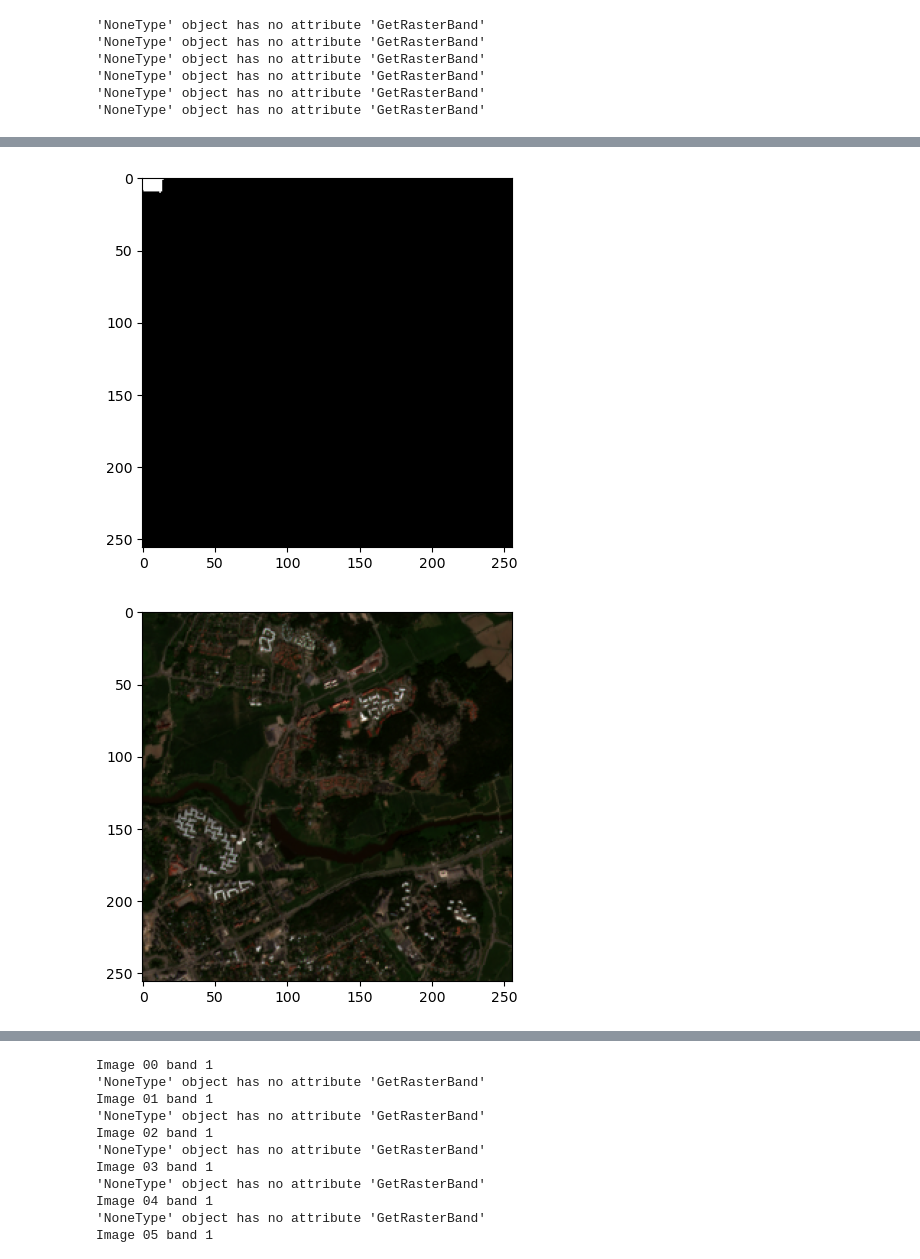
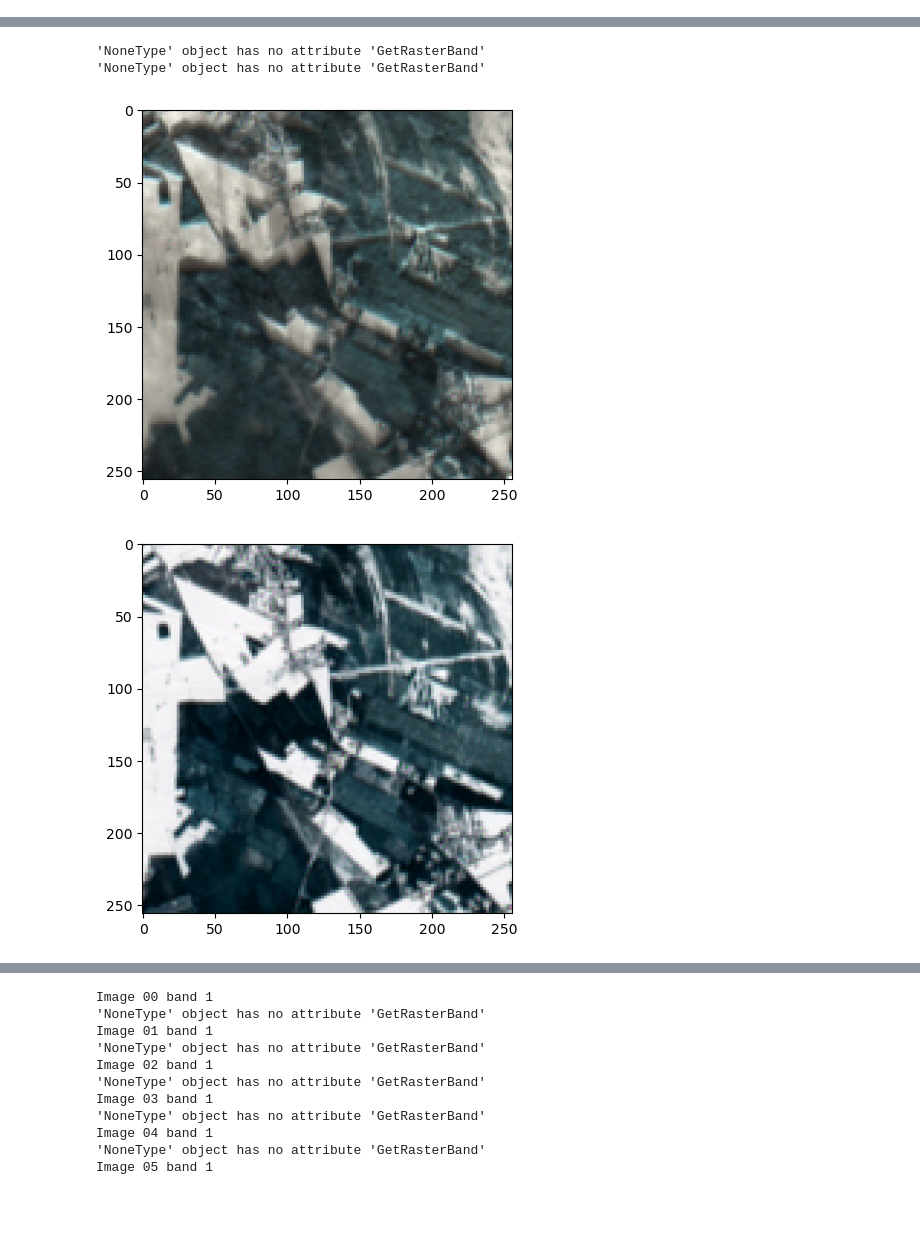
Before and after one commit to TeamEpochGithub/forestbiomass, a Jupyter notebook: analysis/exploratory_data_analysis/segmentation.ipynb, the cells around one changed output, grey strips where cells are left out. Saved outputs shown, nothing was run; the diff lists cells and outputs as text; code cells hidden in the pictures; blank space fills up the shorter version.

```diff
--- a/analysis/exploratory_data_analysis/segmentation.ipynb
+++ b/analysis/exploratory_data_analysis/segmentation.ipynb
@@ -10,8 +10,8 @@ import numpy as np
 from osgeo import gdal, ogr # https://opensourceoptions.com/blog/how-to-install-gdal-for-python-with-pip-on-windows/
 import itertools
 # %%
-train_data_path = osp.abspath(osp.join(osp.realpath('__file__') ,"../../../data/train_features"))
-train_label_path = osp.abspath(osp.join(osp.realpath('__file__') ,"../../../data/train_agbm"))
+train_data_path = osp.abspath(osp.join(osp.realpath('__file__') ,"../../../data/imgs/train_features"))
+train_label_path = osp.abspath(osp.join(osp.realpath('__file__') ,"../../../data/imgs/train_agbm"))
 # %%
 def get_data_from_path(path):
     img_path = osp.join(train_data_path, path)
@@ -41,7 +37,7 @@ for i in range(0, 12):
         if len(num) == 1:
             num = "0" + num
 
-        path = f"000aa810_S2_{num}.tif" # 0a3d8f03_S2_00.tif
+        path = f"36a8ed58_S2_{num}.tif" # 0a3d8f03_S2_00.tif
 
         img_path = osp.join(train_data_path, path)
         dataset = gdal.Open(img_path)
@@ -64,8 +60,16 @@ for i in range(0, 12):
         b1 = b1 * (1 / b1.max())
         b2 = b2 * (1 / b2.max())
         b3 = b3 * (1 / b3.max())
+        b4 = b4 * (1 / b4.max())
+        b5 = b5 * (1 / b5.max())
+        b6 = b6 * (1 / b6.max())
+        b7 = b7 * (1 / b7.max())
+        b8 = b8 * (1 / b8.max())
+        b9 = b9 * (1 / b9.max())
+        b10 = b10 * (1 / b10.max())
+        b11 = b11 * (1 / b11.max())
 
-        img_1 = np.dstack((b3, b2, b1))
+        img_1 = np.dstack((b4, b5, b6))
 
         f = plt.figure()
 
@@ -78,9 +82,3 @@ for i in range(0, 12):
 #     plt.imshow(d, cmap=plt.cm.turbo)
 #     plt.show()
 # %% [output]
-'NoneType' object has no attribute 'GetRasterBand'
-'NoneType' object has no attribute 'GetRasterBand'
-'NoneType' object has no attribute 'GetRasterBand'
-'NoneType' object has no attribute 'GetRasterBand'
-'NoneType' object has no attribute 'GetRasterBand'
-'NoneType' object has no attribute 'GetRasterBand'
@@ -90,2 +88,4 @@ for i in range(0, 12):
+'NoneType' object has no attribute 'GetRasterBand'
+'NoneType' object has no attribute 'GetRasterBand'
-[figure, old version]
+[figure, new version]
-[figure, old version]
+[figure, new version]
```
Also changed, not shown: parts of 3 cells of this notebook, 1 other file.
